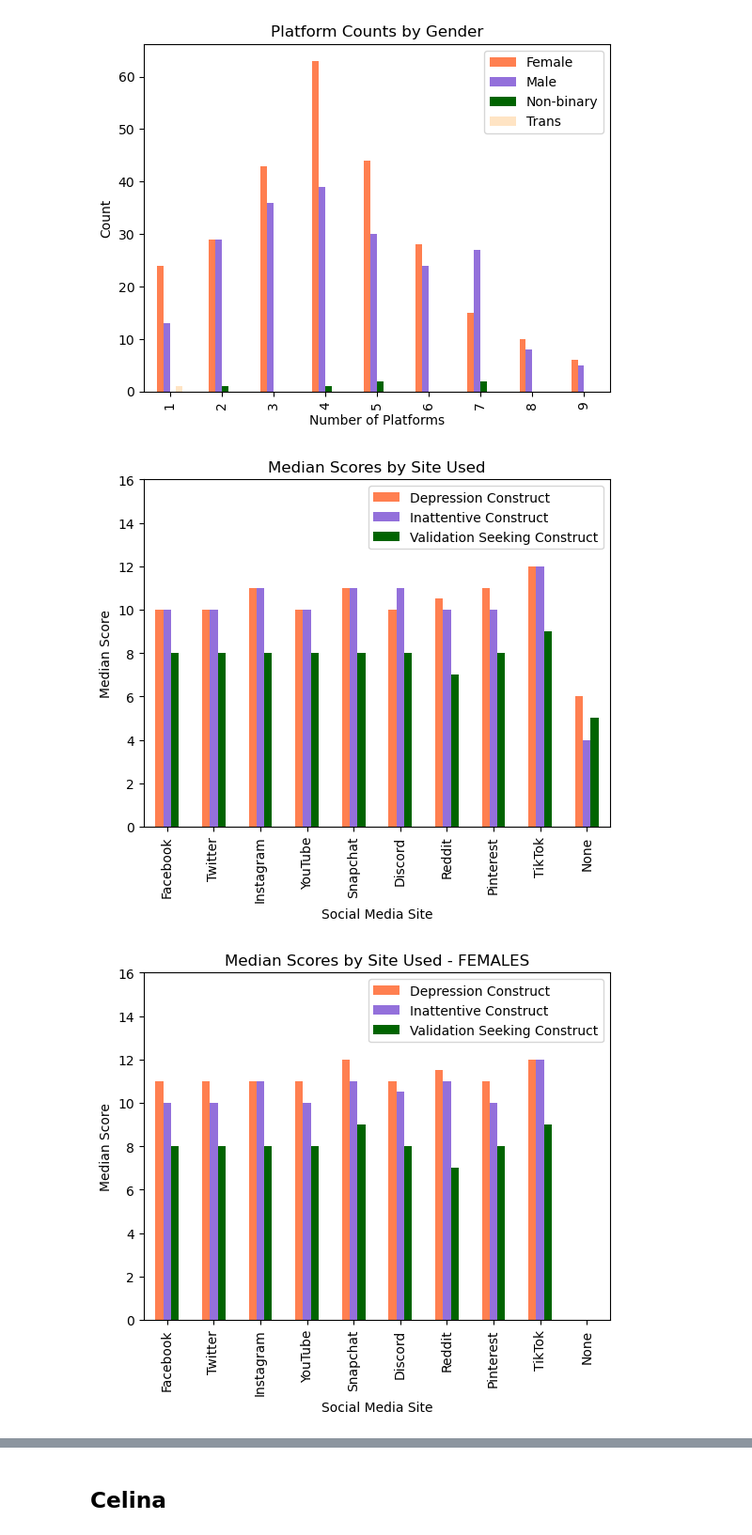
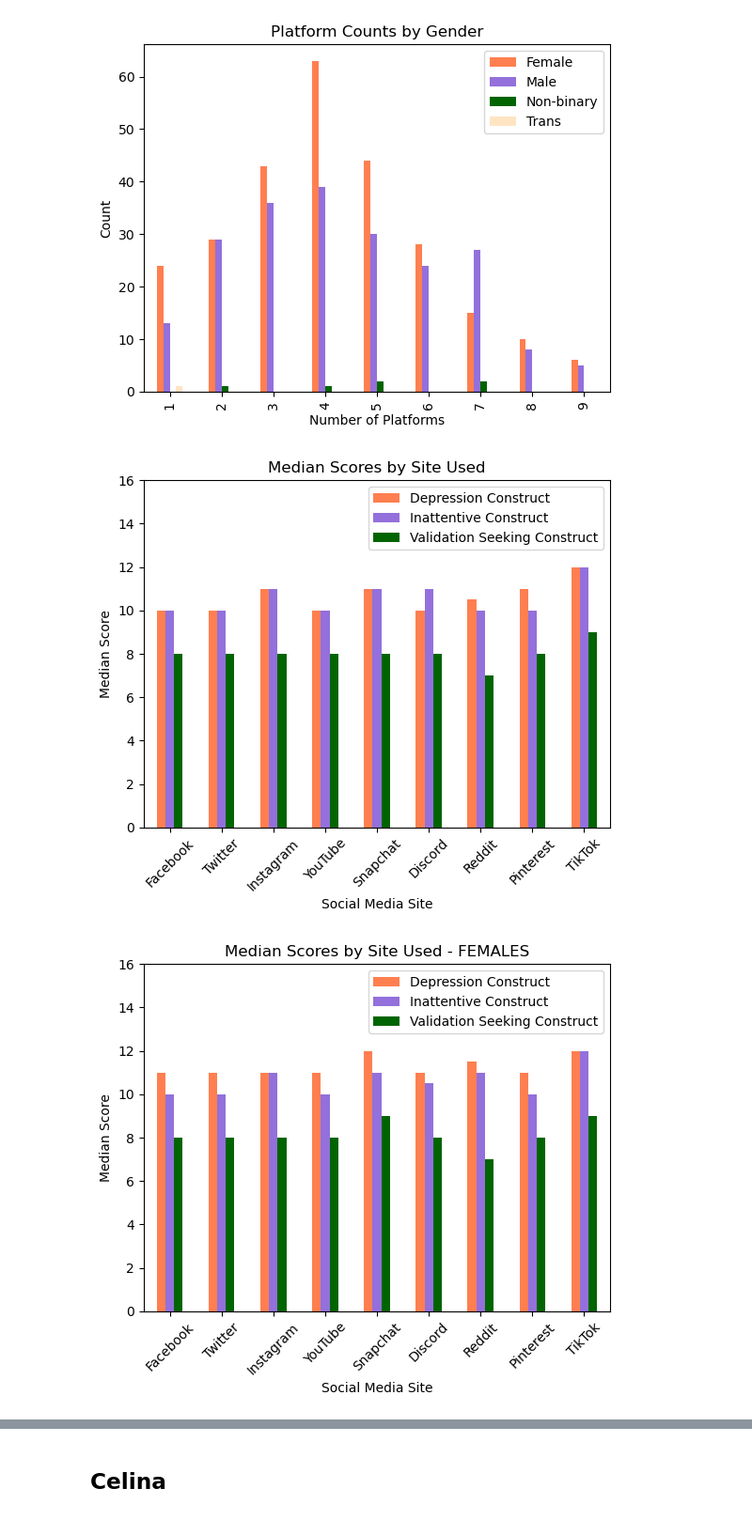
Before and after one commit to virgowolf/social_media_mental_health, a Jupyter notebook: analysis_all.ipynb, the cells around one changed output, grey strips where cells are left out. Shown at 94% size. Drawn from its saved outputs; the diff is of its cells as text; code cells hidden in the pictures.

```diff
--- a/analysis_all.ipynb
+++ b/analysis_all.ipynb
@@ -200,8 +200,7 @@ sm_med_df=pd.DataFrame({"Facebook":data_df[data_df["facebook"]=="Yes"][["depress
                         "Discord":data_df[data_df["discord"]=="Yes"][["depression_construct","inattentive_construct","valid_seek_construct"]].median(numeric_only=True),
                         "Reddit":data_df[data_df["reddit"]=="Yes"][["depression_construct","inattentive_construct","valid_seek_construct"]].median(numeric_only=True),
                         "Pinterest":data_df[data_df["pinterest"]=="Yes"][["depression_construct","inattentive_construct","valid_seek_construct"]].median(numeric_only=True),
-                        "TikTok":data_df[data_df["tiktok"]=="Yes"][["depression_construct","inattentive_construct","valid_seek_construct"]].median(numeric_only=True),
-                        "None":data_df[data_df["use_social_media"]=="No"][["depression_construct","inattentive_construct","valid_seek_construct"]].median(numeric_only=True)})
+                        "TikTok":data_df[data_df["tiktok"]=="Yes"][["depression_construct","inattentive_construct","valid_seek_construct"]].median(numeric_only=True)})
 sm_med_df=sm_med_df.T
 sm_med_df=sm_med_df.rename(columns={"depression_construct":"Depression Construct","inattentive_construct":"Inattentive Construct",
              "valid_seek_construct":"Validation Seeking Construct"})
@@ -214,55 +213,52 @@ sm_avg_df=pd.DataFrame({"Facebook":data_df[data_df["facebook"]=="Yes"][["depress
                         "Discord":data_df[data_df["discord"]=="Yes"][["depression_construct","inattentive_construct","valid_seek_construct"]].mean(numeric_only=True),
                         "Reddit":data_df[data_df["reddit"]=="Yes"][["depression_construct","inattentive_construct","valid_seek_construct"]].mean(numeric_only=True),
                         "Pinterest":data_df[data_df["pinterest"]=="Yes"][["depression_construct","inattentive_construct","valid_seek_construct"]].mean(numeric_only=True),
-                        "TikTok":data_df[data_df["tiktok"]=="Yes"][["depression_construct","inattentive_construct","valid_seek_construct"]].mean(numeric_only=True),
-                        "None":data_df[data_df["use_social_media"]=="No"][["depression_construct","inattentive_construct","valid_seek_construct"]].mean(numeric_only=True)})
+                        "TikTok":data_df[data_df["tiktok"]=="Yes"][["depression_construct","inattentive_construct","valid_seek_construct"]].mean(numeric_only=True)})
 sm_avg_df=sm_avg_df.T
 
 sm_avg_df=sm_avg_df.rename(columns={"depression_construct":"Depression Construct","inattentive_construct":"Inattentive Construct",
              "valid_seek_construct":"Validation Seeking Construct"})
 
-sm_med_df.plot.bar(color=["coral","mediumpurple","darkgreen"],xlabel="Social Media Site",ylabel="Median Score",title="Median Scores by Site Used",ylim=(0,16))
+sm_med_df.plot.bar(color=["coral","mediumpurple","darkgreen"],xlabel="Social Media Site",ylabel="Median Score",title="Median Scores by Site Used",ylim=(0,16),rot=45)
 
 plt.savefig("output/mj_site_scores_all.png", bbox_inches='tight')
 plt.show()
 # %% [output]
-[figure, old version]
+[figure, new version]
 # %%
 # FEMALES
 sm_med_df=pd.DataFrame({"Facebook":data_df[(data_df["facebook"]=="Yes")&(data_df["gender"]=="Female")][["depression_construct","inattentive_construct","valid_seek_construct"]].median(numeric_only=True),
                         "Twitter":data_df[(data_df["twitter"]=="Yes")&(data_df["gender"]=="Female")][["depression_construct","inattentive_construct","valid_seek_construct"]].median(numeric_only=True),
                         "Instagram":data_df[(data_df["instagram"]=="Yes")&(data_df["gender"]=="Female")][["depression_construct","inattentive_construct","valid_seek_construct"]].median(numeric_only=True),
                         "YouTube":data_df[(data_df["youtube"]=="Yes")&(data_df["gender"]=="Female")][["depression_construct","inattentive_construct","valid_seek_construct"]].median(numeric_only=True),
                         "Snapchat":data_df[(data_df["snapchat"]=="Yes")&(data_df["gender"]=="Female")][["depression_construct","inattentive_construct","valid_seek_construct"]].median(numeric_only=True),
                         "Discord":data_df[(data_df["discord"]=="Yes")&(data_df["gender"]=="Female")][["depression_construct","inattentive_construct","valid_seek_construct"]].median(numeric_only=True),
                         "Reddit":data_df[(data_df["reddit"]=="Yes")&(data_df["gender"]=="Female")][["depression_construct","inattentive_construct","valid_seek_construct"]].median(numeric_only=True),
                         "Pinterest":data_df[(data_df["pinterest"]=="Yes")&(data_df["gender"]=="Female")][["depression_construct","inattentive_construct","valid_seek_construct"]].median(numeric_only=True),
-                        "TikTok":data_df[(data_df["tiktok"]=="Yes")&(data_df["gender"]=="Female")][["depression_construct","inattentive_construct","valid_seek_construct"]].median(numeric_only=True),
-                        "None":data_df[(data_df["use_social_media"]=="No")&(data_df["gender"]=="Female")][["depression_construct","inattentive_construct","valid_seek_construct"]].median(numeric_only=True)})
+                        "TikTok":data_df[(data_df["tiktok"]=="Yes")&(data_df["gender"]=="Female")][["depression_construct","inattentive_construct","valid_seek_construct"]].median(numeric_only=True)})
 sm_med_df=sm_med_df.T
 sm_med_df=sm_med_df.rename(columns={"depression_construct":"Depression Construct","inattentive_construct":"Inattentive Construct",
              "valid_seek_construct":"Validation Seeking Construct"})
 
 sm_avg_df=pd.DataFrame({"Facebook":data_df[(data_df["facebook"]=="Yes")&(data_df["gender"]=="Female")][["depression_construct","inattentive_construct","valid_seek_construct"]].mean(numeric_only=True),
                         "Twitter":data_df[(data_df["twitter"]=="Yes")&(data_df["gender"]=="Female")][["depression_construct","inattentive_construct","valid_seek_construct"]].mean(numeric_only=True),
                         "Instagram":data_df[(data_df["instagram"]=="Yes")&(data_df["gender"]=="Female")][["depression_construct","inattentive_construct","valid_seek_construct"]].mean(numeric_only=True),
                         "YouTube":data_df[(data_df["youtube"]=="Yes")&(data_df["gender"]=="Female")][["depression_construct","inattentive_construct","valid_seek_construct"]].mean(numeric_only=True),
                         "Snapchat":data_df[(data_df["snapchat"]=="Yes")&(data_df["gender"]=="Female")][["depression_construct","inattentive_construct","valid_seek_construct"]].mean(numeric_only=True),
                         "Discord":data_df[(data_df["discord"]=="Yes")&(data_df["gender"]=="Female")][["depression_construct","inattentive_construct","valid_seek_construct"]].mean(numeric_only=True),
                         "Reddit":data_df[(data_df["reddit"]=="Yes")&(data_df["gender"]=="Female")][["depression_construct","inattentive_construct","valid_seek_construct"]].mean(numeric_only=True),
                         "Pinterest":data_df[(data_df["pinterest"]=="Yes")&(data_df["gender"]=="Female")][["depression_construct","inattentive_construct","valid_seek_construct"]].mean(numeric_only=True),
-                        "TikTok":data_df[(data_df["tiktok"]=="Yes")&(data_df["gender"]=="Female")][["depression_construct","inattentive_construct","valid_seek_construct"]].mean(numeric_only=True),
-                        "None":data_df[(data_df["use_social_media"]=="No")&(data_df["gender"]=="Female")][["depression_construct","inattentive_construct","valid_seek_construct"]].mean(numeric_only=True)})
+                        "TikTok":data_df[(data_df["tiktok"]=="Yes")&(data_df["gender"]=="Female")][["depression_construct","inattentive_construct","valid_seek_construct"]].mean(numeric_only=True)})
 sm_avg_df=sm_avg_df.T
 
 sm_avg_df=sm_avg_df.rename(columns={"depression_construct":"Depression Construct","inattentive_construct":"Inattentive Construct",
              "valid_seek_construct":"Validation Seeking Construct"})
 
-sm_med_df.plot.bar(color=["coral","mediumpurple","darkgreen"],xlabel="Social Media Site",ylabel="Median Score",title="Median Scores by Site Used - FEMALES",ylim=(0,16))
+sm_med_df.plot.bar(color=["coral","mediumpurple","darkgreen"],xlabel="Social Media Site",ylabel="Median Score",title="Median Scores by Site Used - FEMALES",ylim=(0,16),rot=45)
 plt.savefig("output/mj_site_scores_f.png", bbox_inches='tight')
 plt.show()
 # %% [output]
-[figure, old version]
+[figure, new version]
 # %%
 # MALES
 sm_med_df=pd.DataFrame({"Facebook":data_df[(data_df["facebook"]=="Yes")&(data_df["gender"]=="Male")][["depression_construct","inattentive_construct","valid_seek_construct"]].median(numeric_only=True),
```
Also changed, not shown: parts of 6 cells of this notebook, 6 other files.
